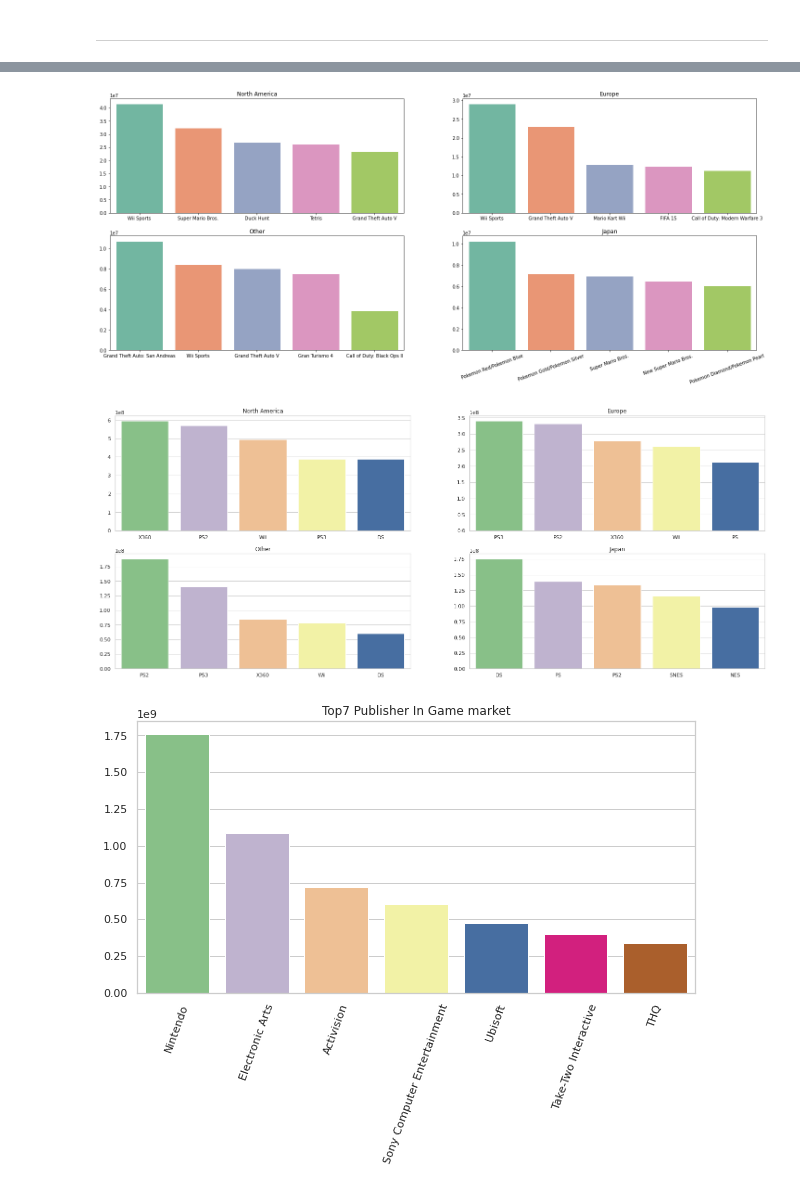
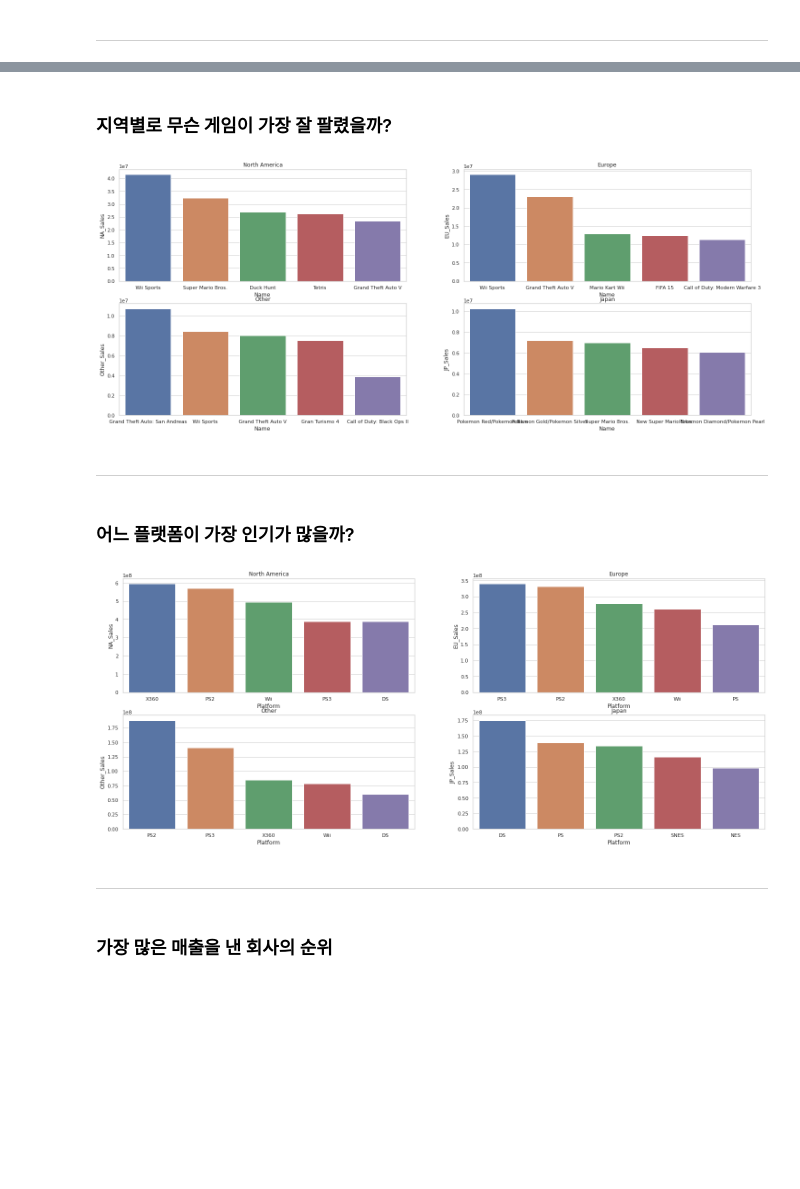
Before and after one commit to mgchae0405/Algorithm, a Jupyter notebook: CS_개인프로젝트1.ipynb, the cells around one changed output, grey strips where cells are left out. Cells and saved outputs as stored; diff of their text form; code cells hidden in the pictures; blank space fills up the shorter version.

```diff
--- a/CS_개인프로젝트1.ipynb
+++ b/CS_개인프로젝트1.ipynb
@@ -15,6 +22,6 @@ import matplotlib.pyplot as plt
 # %%
 import pandas as pd
-df = pd.read_csv('./vgames2.csv')
+df = pd.read_csv('vgames2.csv')
 df
 # %% [output]
 |  | Unnamed: 0 | Name | Platform | Year | Genre | Publisher | NA_Sales | EU_Sales | JP_Sales | Other_Sales |
@@ -272,3 +252,5 @@ ModuleNotFoundError: No module named 'seaborn'
+# %% [markdown]
+### 지역별로 무슨 게임이 가장 잘 팔렸을까?
 # %%
 NA = df.pivot_table('NA_Sales', columns='Name', aggfunc='sum').T
 NA = NA.sort_values(by='NA_Sales', ascending=False).iloc[0:5]
@@ -286,21 +268,22 @@ Other = df.pivot_table('Other_Sales', columns='Name', aggfunc='sum').T
 Other = Other.sort_values(by='Other_Sales', ascending=False).iloc[0:5]
 Other.reset_index(inplace=True)
 # %%
-# 그래프로 확인
 fig, axes = plt.subplots(nrows=2,ncols=2)
 sns.set_theme(style= 'whitegrid' )
 fig.set_size_inches(25, 10)
-sns.set_palette('Set2')
 sns.barplot(data=NA, y='NA_Sales',x='Name',ax=axes[0][0])
 sns.barplot(data=EU, y='EU_Sales',x='Name',ax=axes[0][1])
 sns.barplot(data=JP, y='JP_Sales',x='Name',ax=axes[1][1])
 sns.barplot(data=Other, y='Other_Sales',x='Name',ax=axes[1][0])
-axes[0][0].set(xlabel='',ylabel='',title='North America')
-axes[0][1].set(xlabel='', ylabel='',title='Europe')
-axes[1][1].set(xlabel='', ylabel='',title='Japan')
-axes[1][0].set(xlabel='', ylabel='',title='Other')
-plt.xticks(rotation=20)
-plt.show();
+axes[0][0].set(title='North America')
+axes[0][1].set(title='Europe')
+axes[1][1].set(title='Japan')
+axes[1][0].set(title='Other')
+plt.show()
 # %% [output]
-[figure, old version]
+[figure, new version]
+# %% [markdown]
+---
+# %% [markdown]
+### 어느 플랫폼이 가장 인기가 많을까?
 # %%
@@ -322,39 +303,26 @@ Other_P = df.pivot_table('Other_Sales', columns='Platform', aggfunc='sum').T
 Other_P = Other_P.sort_values(by='Other_Sales', ascending=False).iloc[0:5]
 Other_P.reset_index(inplace=True)
 # %%
-
-# 그래프로 확인
 fig, axes = plt.subplots(nrows=2,ncols=2)
 sns.set_theme(style= 'whitegrid' )
 fig.set_size_inches(25, 10)
-sns.set_palette('Accent')
 sns.barplot(data=NA_P, y='NA_Sales',x='Platform',ax=axes[0][0])
 sns.barplot(data=EU_P, y='EU_Sales',x='Platform',ax=axes[0][1])
 sns.barplot(data=JP_P, y='JP_Sales',x='Platform',ax=axes[1][1])
 sns.barplot(data=Other_P, y='Other_Sales',x='Platform',ax=axes[1][0])
-axes[0][0].set(xlabel='',ylabel='',title='North America')
-axes[0][1].set(xlabel='', ylabel='',title='Europe')
-axes[1][1].set(xlabel='', ylabel='',title='Japan')
-axes[1][0].set(xlabel='', ylabel='',title='Other')
-plt.show();
+axes[0][0].set(title='North America')
+axes[0][1].set(title='Europe')
+axes[1][1].set(title='Japan')
+axes[1][0].set(title='Other')
+plt.show()
 # %% [output]
-[figure, old version]
+[figure, new version]
+# %% [markdown]
+---
+# %% [markdown]
+### 가장 많은 매출을 낸 회사의 순위
 # %%
-# Top 7 Publisher의 매출 현황
-
 df['Sum_Sales']=df['NA_Sales']+df['EU_Sales']+df['JP_Sales']+df['Other_Sales']
 Ps_df = pd.DataFrame(df.groupby('Publisher')['Sum_Sales'].sum())
-Ps_df1 = Ps_df.sort_values(by=['Sum_Sales'], ascending=False).iloc[0:7]
+Ps_df1 = Ps_df.sort_values(by=['Sum_Sales'], ascending=False).iloc[0:10]
 Ps_df1.reset_index(inplace=True)
-
-# 그래프로 확인
-plt.figure(figsize=(10,5))
-sns.barplot(data=Ps_df1, y='Sum_Sales',x='Publisher')
-sns.set_palette('Paired_r')
-plt.xticks(rotation=70)
-plt.title('Top7 Publisher In Game market')
-plt.xlabel('')
-plt.ylabel('')
-plt.show();
-# %% [output]
-[figure, removed]
```
Also changed, not shown: parts of 10 cells of this notebook.
